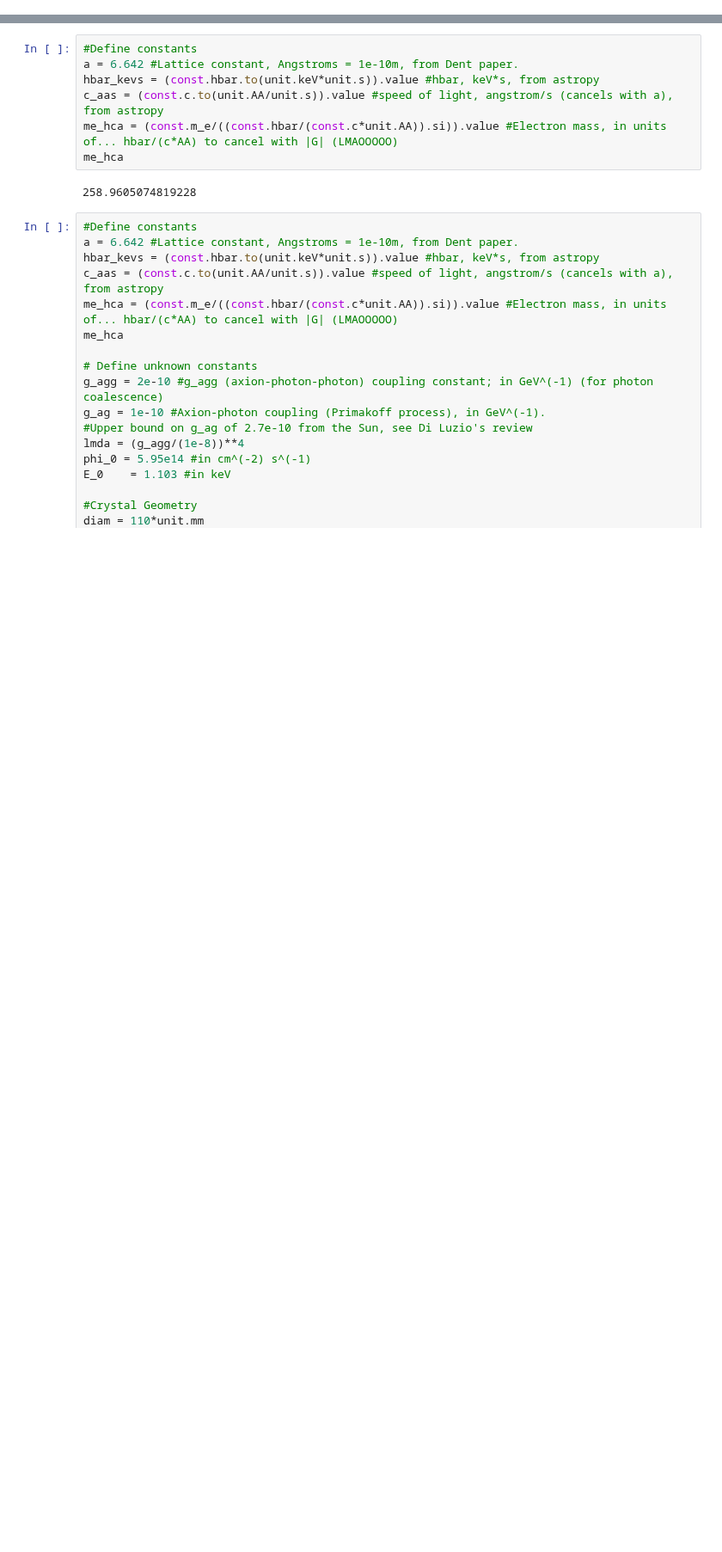
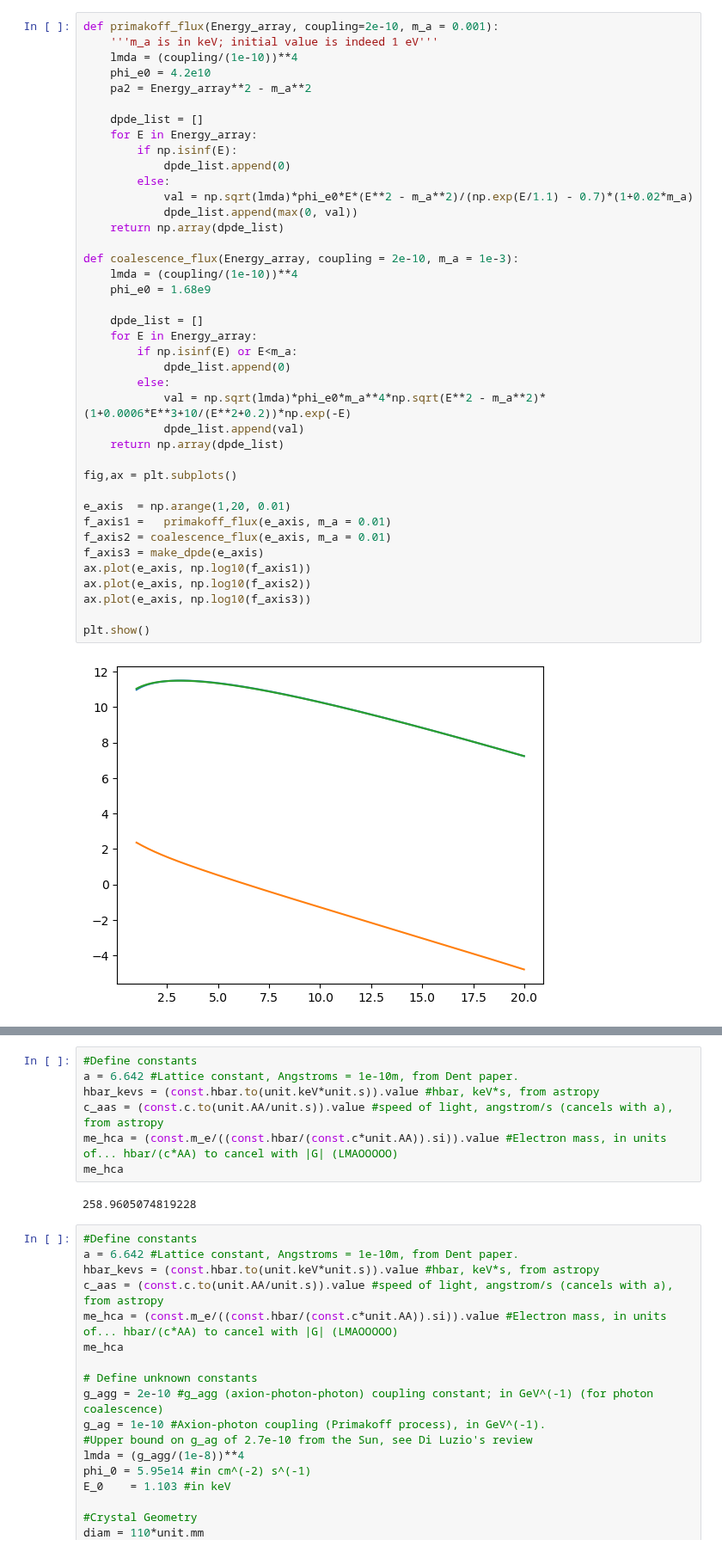
Before and after one commit to Taaseen-Islam-u7121940/Axion-Flux, a Jupyter notebook: Code/solar_flux_vectored.ipynb, the cells around one changed output, grey strips where cells are left out. Shown at 86% size. Saved outputs shown, nothing was run; the diff lists cells and outputs as text; blank space fills up the shorter version.

Commit message:
Implemented more flux parametrisation

```diff
--- a/Code/solar_flux_vectored.ipynb
+++ b/Code/solar_flux_vectored.ipynb
@@ -11,0 +14,42 @@ io.renderers.default = "browser"
+# %%
+def primakoff_flux(Energy_array, coupling=2e-10, m_a = 0.001):
+    '''m_a is in keV; initial value is indeed 1 eV'''
+    lmda = (coupling/(1e-10))**4
+    phi_e0 = 4.2e10
+    pa2 = Energy_array**2 - m_a**2
+
+    dpde_list = []
+    for E in Energy_array:
+        if np.isinf(E):
+            dpde_list.append(0)
+        else:
+            val = np.sqrt(lmda)*phi_e0*E*(E**2 - m_a**2)/(np.exp(E/1.1) - 0.7)*(1+0.02*m_a)
+            dpde_list.append(max(0, val))
+    return np.array(dpde_list)
+
+def coalescence_flux(Energy_array, coupling = 2e-10, m_a = 1e-3):
+    lmda = (coupling/(1e-10))**4
+    phi_e0 = 1.68e9
+
+    dpde_list = []
+    for E in Energy_array:
+        if np.isinf(E) or E<m_a:
+            dpde_list.append(0)
+        else:
+            val = np.sqrt(lmda)*phi_e0*m_a**4*np.sqrt(E**2 - m_a**2)*(1+0.0006*E**3+10/(E**2+0.2))*np.exp(-E)
+            dpde_list.append(val)
+    return np.array(dpde_list)
+
+fig,ax = plt.subplots()
+
+e_axis  = np.arange(1,20, 0.01)
+f_axis1 =   primakoff_flux(e_axis, m_a = 0.01)
+f_axis2 = coalescence_flux(e_axis, m_a = 0.01)
+f_axis3 = make_dpde(e_axis)
+ax.plot(e_axis, np.log10(f_axis1))
+ax.plot(e_axis, np.log10(f_axis2))
+ax.plot(e_axis, np.log10(f_axis3))
+
+plt.show()
+# %% [output]
+[figure, added]
```
Also changed, not shown: parts of 4 cells of this notebook, 3 other files.
